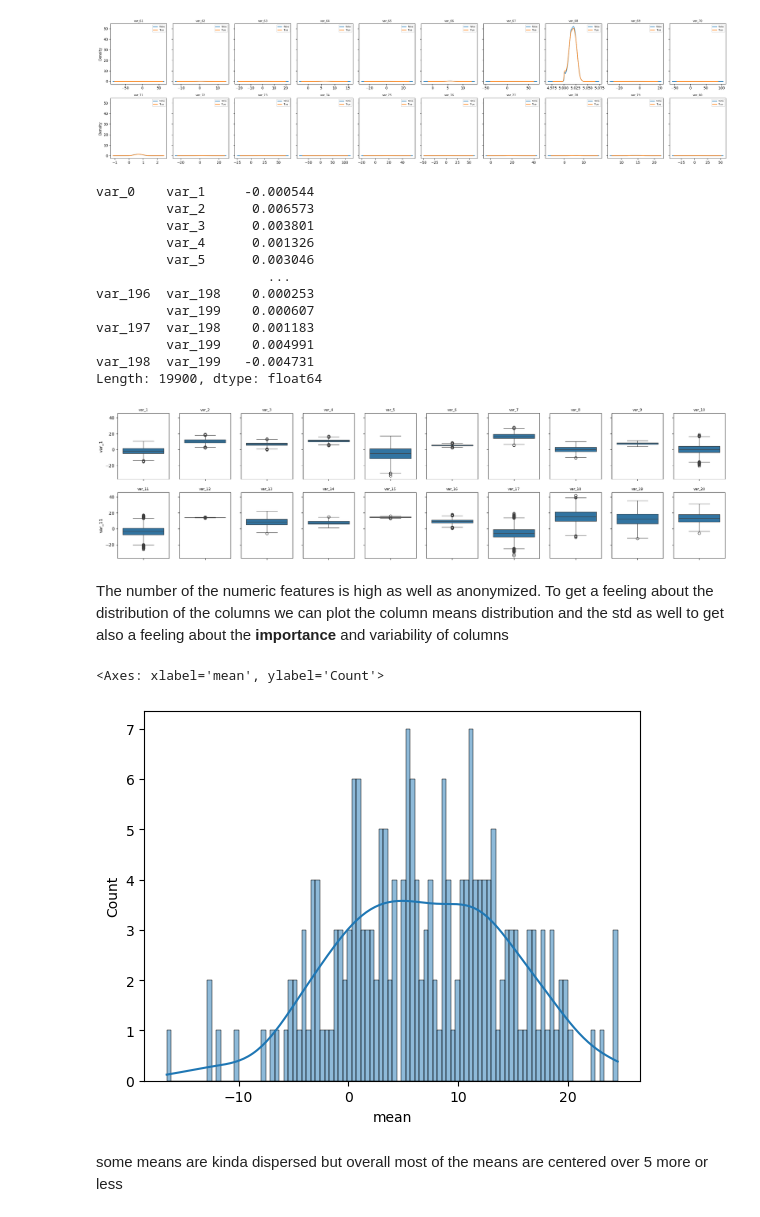
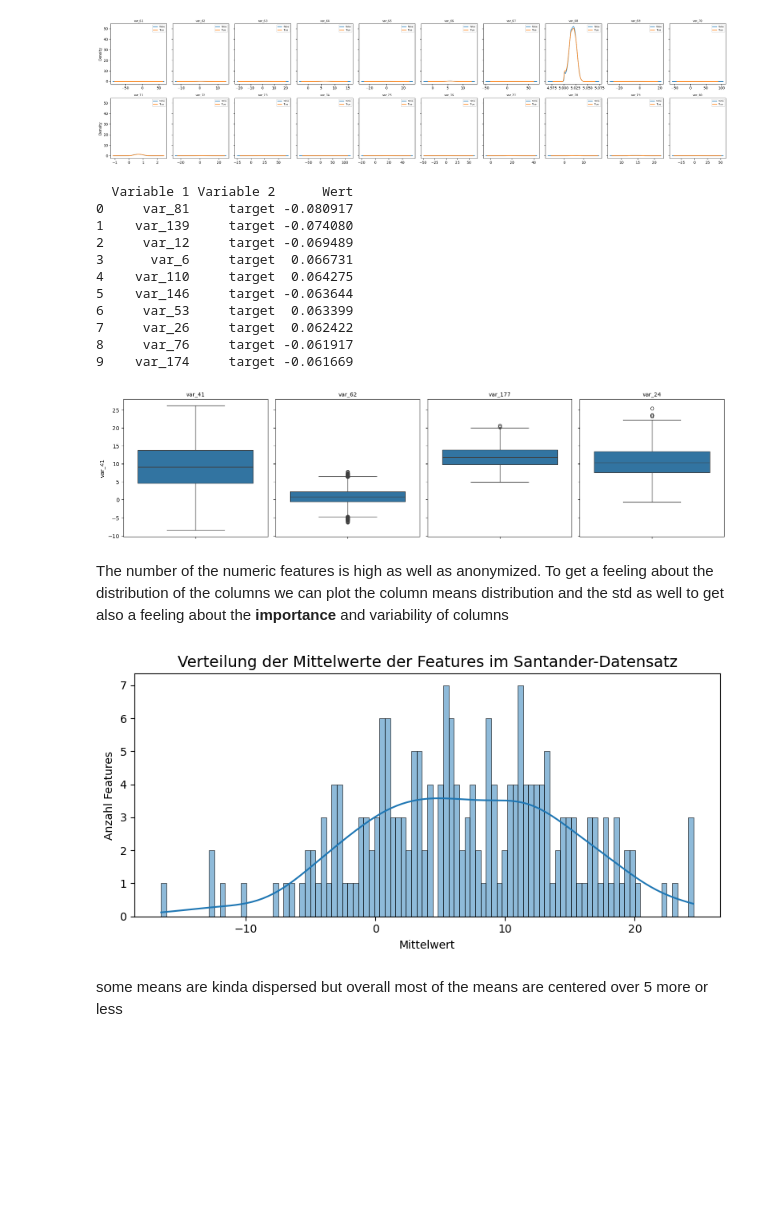
Before and after one commit to marouane11119999/Santander-Customer-Transaction-Prediction, a Jupyter notebook: notebooks/1_EDA.ipynb, the cells around one changed output. Cells and saved outputs as stored; diff of their text form; code cells hidden in the pictures; blank space fills up the shorter version.

```diff
--- a/notebooks/1_EDA.ipynb
+++ b/notebooks/1_EDA.ipynb
@@ -182,40 +209,60 @@ plt.show()
 # %%
 corr_matrix = raw_df.corr(numeric_only=True)
 # %%
-mask = np.triu(np.ones_like(corr_matrix, dtype=bool),k=1)
-(
-    corr_matrix
-    .where(mask)
-    .stack()
-    #.loc[lambda x: x > 0.5]
-) # no strong correlations
+# Keep only upper triangle (avoid duplicates and diagonal)
+mask = np.triu(np.ones_like(corr_matrix, dtype=bool), k=1)
+stacked = corr_matrix.where(mask).stack()
+
+# Sort by absolute correlation descending
+top10 = stacked.reindex(stacked.abs().sort_values(ascending=False).index).head(10)
+
+# Convert to DataFrame with 3 columns: var1, var2, wert
+top10_df = top10.reset_index()
+top10_df.columns = ['Variable 1', 'Variable 2', 'Wert']
+
+print(top10_df)
 # %% [output]
-var_0    var_1     -0.000544
-         var_2      0.006573
-         var_3      0.003801
-         var_4      0.001326
-         var_5      0.003046
-                      ...
-var_196  var_198    0.000253
-         var_199    0.000607
-var_197  var_198    0.001183
-         var_199    0.004991
-var_198  var_199   -0.004731
-Length: 19900, dtype: float64
+  Variable 1 Variable 2      Wert
+0     var_81     target -0.080917
+1    var_139     target -0.074080
+2     var_12     target -0.069489
+3      var_6     target  0.066731
+4    var_110     target  0.064275
+5    var_146     target -0.063644
+6     var_53     target  0.063399
+7     var_26     target  0.062422
+8     var_76     target -0.061917
+9    var_174     target -0.061669
 # %%
-figure, ax = plt.subplots(2,10, figsize=(25, 6), sharey=True)
-for ax, name in zip(ax.flatten(), range(1, 21)):
-    sns.boxplot(data=raw_df[f'var_{name}'], ax=ax)
-    ax.set_title(f'var_{name}', fontsize=8)
+random_vars = np.random.choice(range(200), size=4, replace=False)
+
+fig, axes = plt.subplots(1, 4, figsize=(16, 4), sharey=True)
+
+for ax, idx in zip(axes.flatten(), random_vars):
+    sns.boxplot(data=raw_df, y=f'var_{idx}', ax=ax)
+    ax.set_title(f'var_{idx}', fontsize=10)
+
+fig.tight_layout()
+plt.show()
 # %% [output]
-[figure, old version]
+[figure, new version]
 # %% [markdown]
 The number of the numeric features is high as well as anonymized. To get a feeling about the distribution of the columns we can plot the column means distribution and the std as well to get also a feeling about the **importance** and variability of columns
 # %%
-sns.histplot(data=raw_df.describe().T, x="mean", kde=True,bins=100)
+import matplotlib.pyplot as plt
+import seaborn as sns
+
+plt.figure(figsize=(8, 4))
+sns.histplot(data=raw_df.describe().T, x="mean", kde=True, bins=100)
+
+plt.title("Verteilung der Mittelwerte der Features im Santander-Datensatz", fontsize=14)
+plt.xlabel("Mittelwert")
+plt.ylabel("Anzahl Features")
+plt.tight_layout()
+#plt.savefig("plots/feature_means_distribution.png", dpi=300)
+plt.show()
 # %% [output]
-<Axes: xlabel='mean', ylabel='Count'>
-[figure, old version]
+[figure, new version]
 # %% [markdown]
 some means are kinda dispersed but overall most of the means are centered over 5 more or less
 # %%
```
Also changed, not shown: parts of 3 cells of this notebook, 20 other files.
